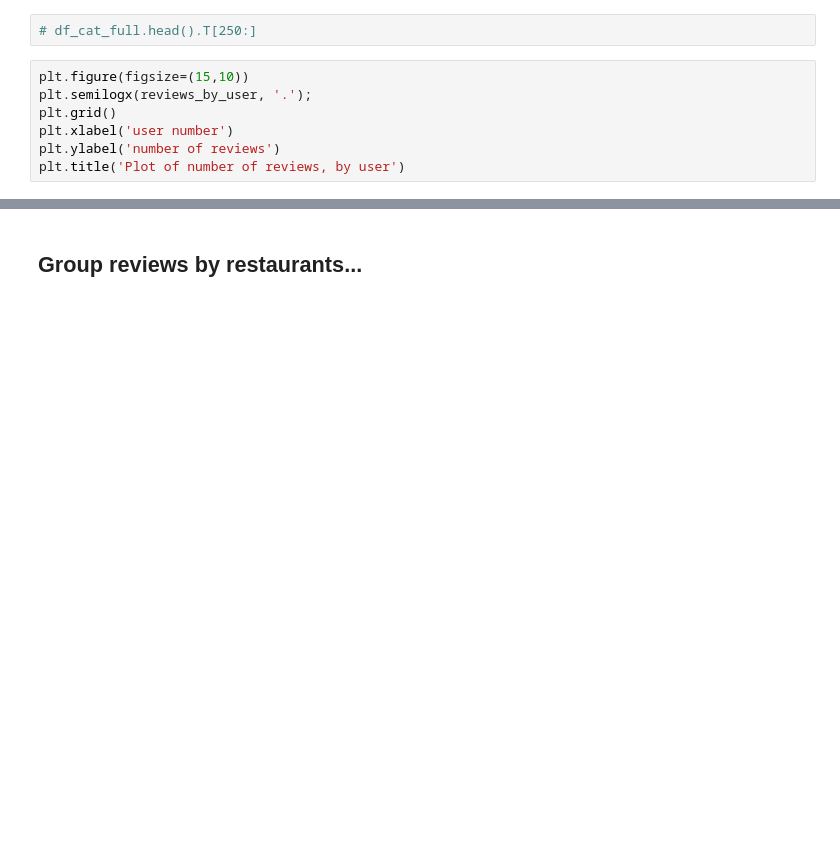
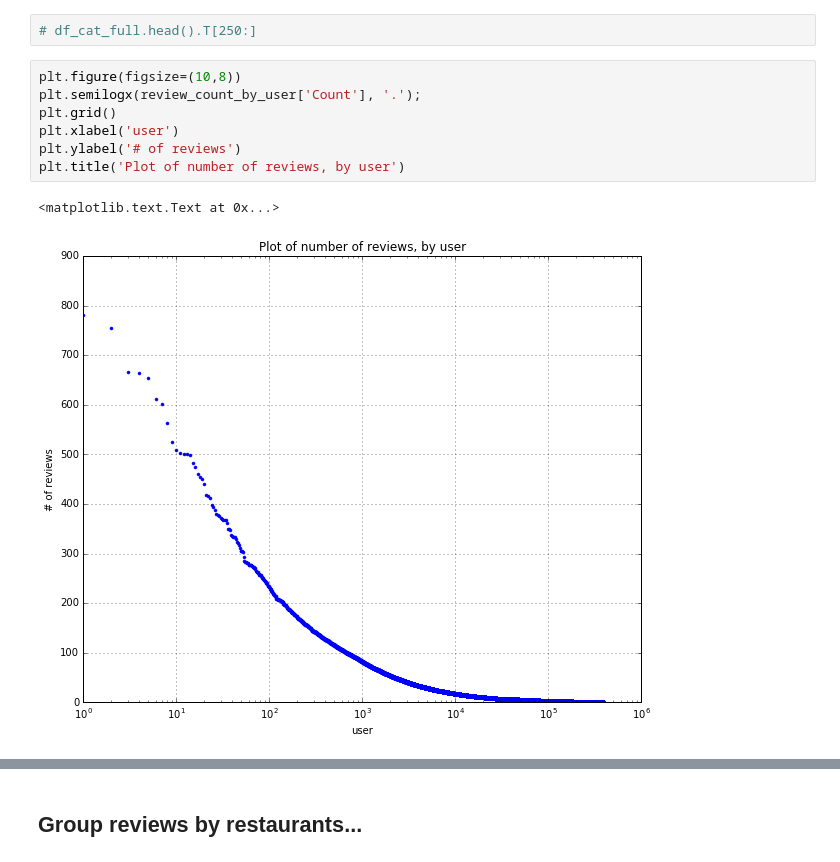
Before and after one commit to AeroGeekDean/traveler_eats_recommender, a Jupyter notebook: graphlab_scratchpad.ipynb, the cells around one changed output, grey strips where cells are left out. Drawn from its saved outputs; the diff is of its cells as text; blank space fills up the shorter version.

```diff
--- a/graphlab_scratchpad.ipynb
+++ b/graphlab_scratchpad.ipynb
@@ -79,10 +186,13 @@ Canvas is updated and available in a tab in the default browser.
 # %%
 # df_cat_full.head().T[250:]
 # %%
-plt.figure(figsize=(15,10))
-plt.semilogx(reviews_by_user, '.');
+plt.figure(figsize=(10,8))
+plt.semilogx(review_count_by_user['Count'], '.');
 plt.grid()
-plt.xlabel('user number')
-plt.ylabel('number of reviews')
+plt.xlabel('user')
+plt.ylabel('# of reviews')
 plt.title('Plot of number of reviews, by user')
+# %% [output]
+<matplotlib.text.Text at 0x...>
+[figure, added]
 # %%
```
Also changed, not shown: parts of 38 cells of this notebook, 4 other files.
